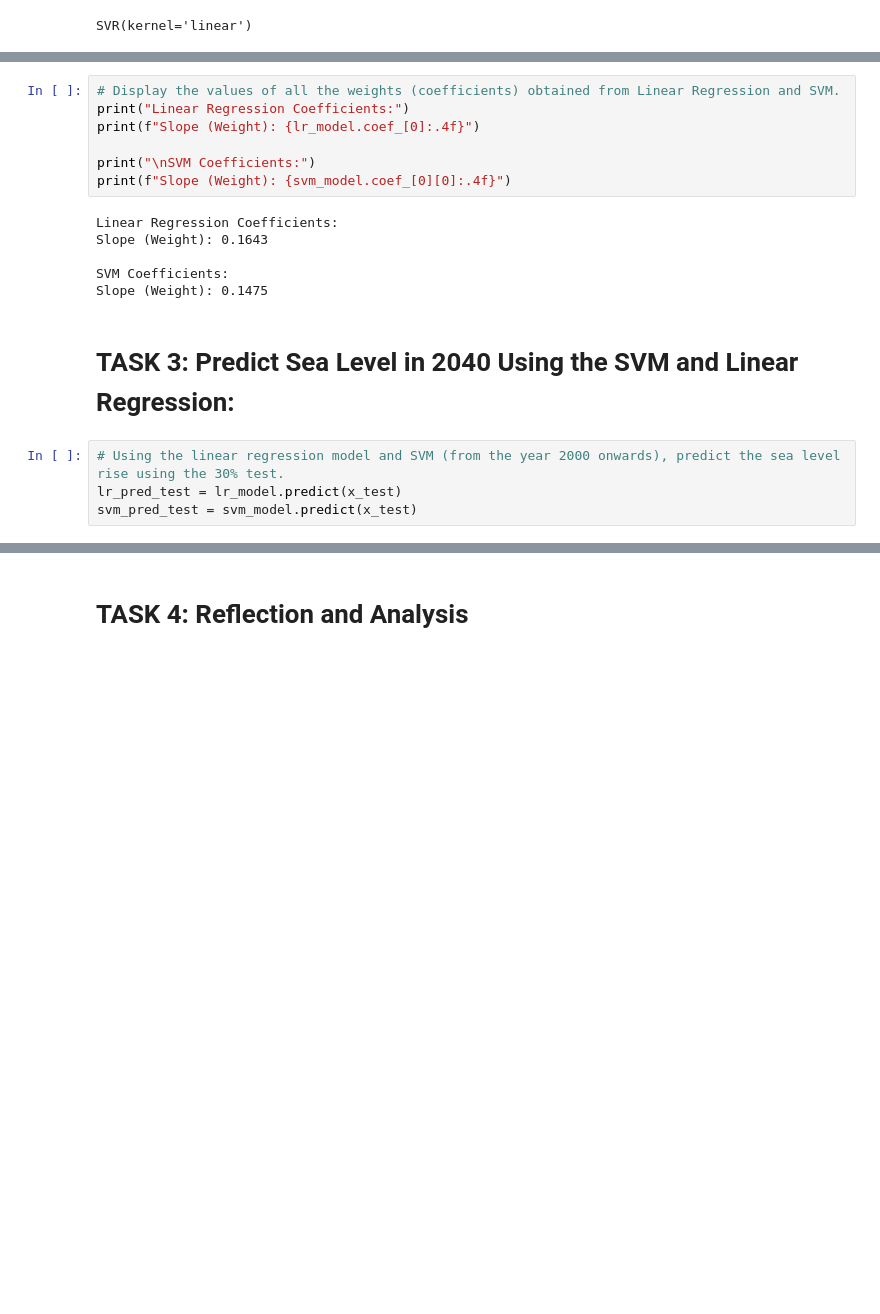
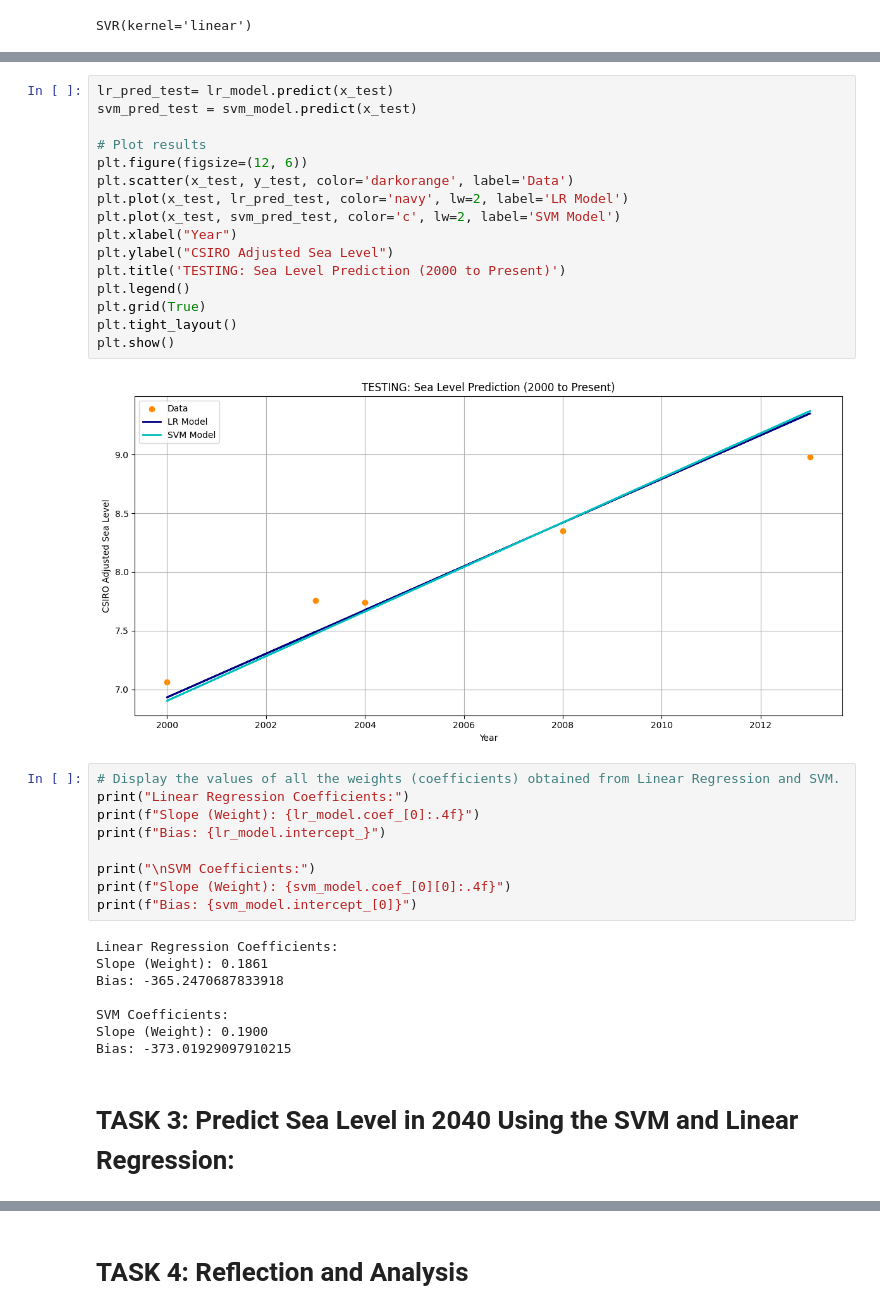
Before and after one commit to clngo/data301, a Jupyter notebook: lab/Project_1.ipynb, the cells around one changed output, grey strips where cells are left out. Saved outputs shown, nothing was run; the diff lists cells and outputs as text; blank space fills up the shorter version.

```diff
--- a/lab/Project_1.ipynb
+++ b/lab/Project_1.ipynb
@@ -253,22 +255,40 @@ plt.show()
+# %%
+lr_pred_test= lr_model.predict(x_test)
+svm_pred_test = svm_model.predict(x_test)
+
+# Plot results
+plt.figure(figsize=(12, 6))
+plt.scatter(x_test, y_test, color='darkorange', label='Data')
+plt.plot(x_test, lr_pred_test, color='navy', lw=2, label='LR Model')
+plt.plot(x_test, svm_pred_test, color='c', lw=2, label='SVM Model')
+plt.xlabel("Year")
+plt.ylabel("CSIRO Adjusted Sea Level")
+plt.title('TESTING: Sea Level Prediction (2000 to Present)')
+plt.legend()
+plt.grid(True)
+plt.tight_layout()
+plt.show()
+# %% [output]
+[figure, added]
 # %%
 # Display the values of all the weights (coefficients) obtained from Linear Regression and SVM.
 print("Linear Regression Coefficients:")
 print(f"Slope (Weight): {lr_model.coef_[0]:.4f}")
+print(f"Bias: {lr_model.intercept_}")
 
 print("\nSVM Coefficients:")
 print(f"Slope (Weight): {svm_model.coef_[0][0]:.4f}")
+print(f"Bias: {svm_model.intercept_[0]}")
 # %% [output]
 Linear Regression Coefficients:
-Slope (Weight): 0.1643
+Slope (Weight): 0.1861
+Bias: -365.2470687833918
 
 SVM Coefficients:
-Slope (Weight): 0.1475
+Slope (Weight): 0.1900
+Bias: -373.01929097910215
 # %% [markdown]
 # TASK 3: Predict Sea Level in 2040 Using the SVM and Linear Regression:
-# %%
-# Using the linear regression model and SVM (from the year 2000 onwards), predict the sea level rise using the 30% test.
-lr_pred_test = lr_model.predict(x_test)
-svm_pred_test = svm_model.predict(x_test)
 # %%
 # Report the predicted sea levels from both the models.
 print("Linear Regression (first 5 predictions):", lr_pred_test[:5])
```
Also changed, not shown: parts of 15 cells of this notebook.
